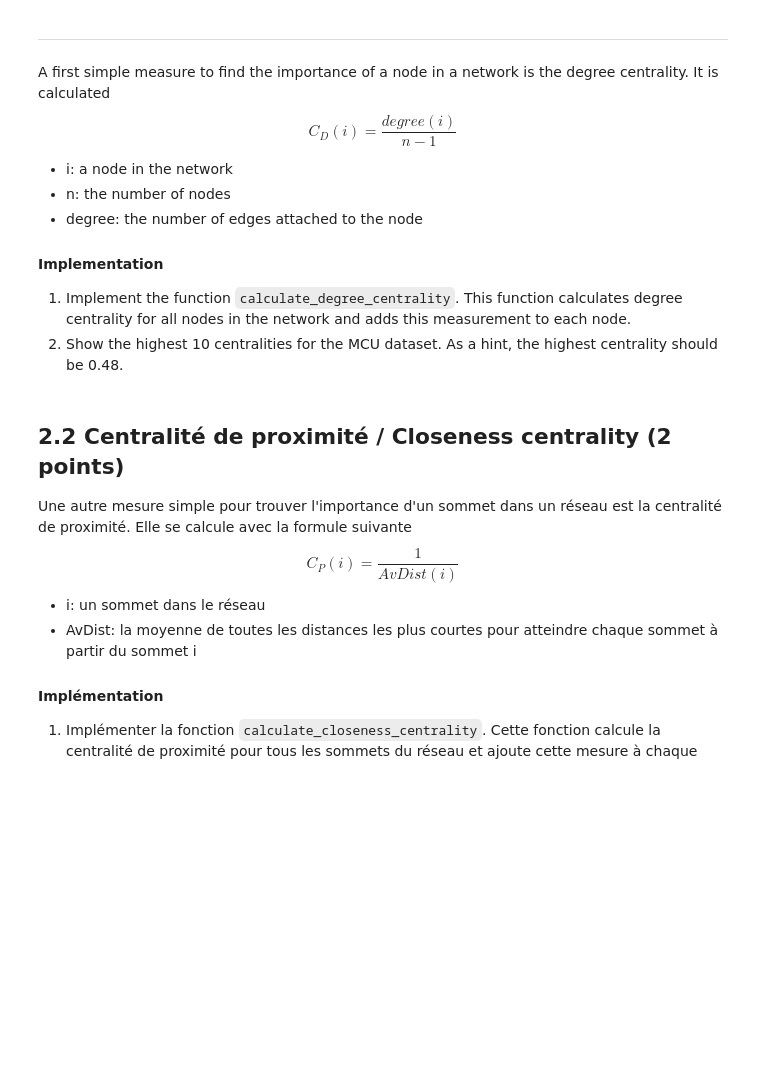
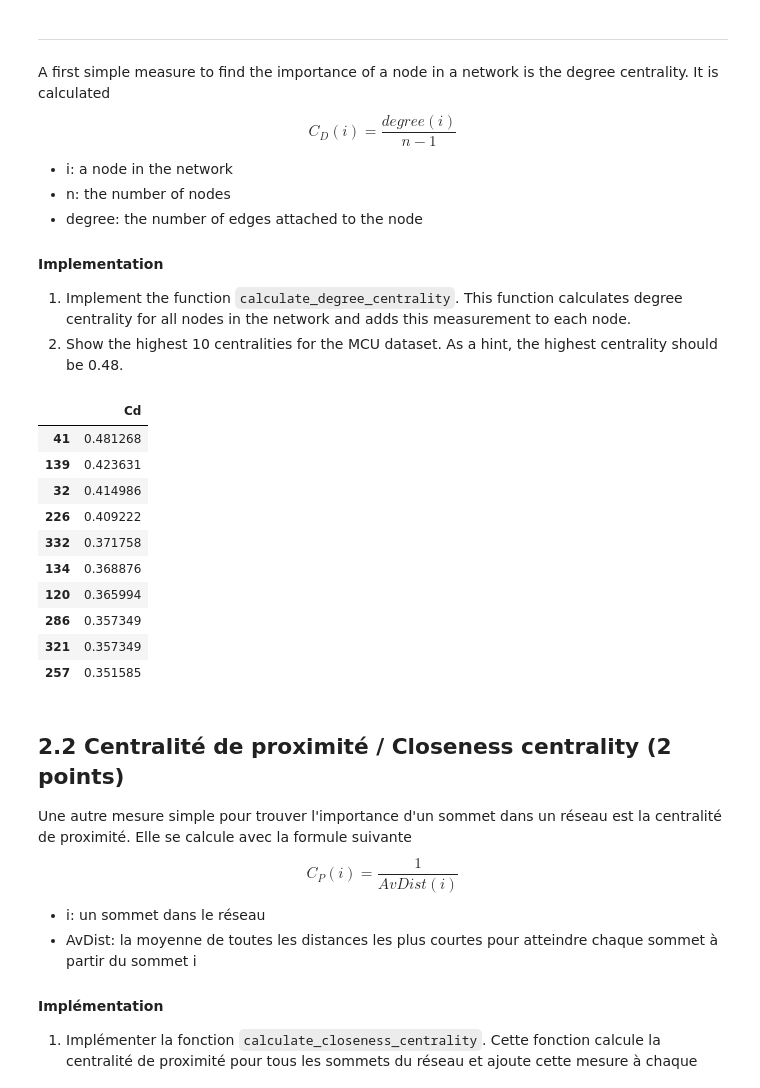
Before and after one commit to marcomudenge/Spark_GCP_Market_Basket_Analysis, a Jupyter notebook: TP3/TP3.ipynb, the cells around one changed output. Saved outputs shown, nothing was run; the diff lists cells and outputs as text; code cells hidden in the pictures; blank space fills up the shorter version.

```diff
--- a/TP3/TP3.ipynb
+++ b/TP3/TP3.ipynb
@@ -537,3 +552,26 @@ def calculate_degree_centrality(social_network):
+# %%
+def calculate_degree_centrality(social_network):
+    ## TODO
+    social_network = load_unweighted_network(social_network)
+    n = len(list(social_network.nodes))
+    for node in list(social_network.nodes):
+        social_network.nodes[node]['Cd'] = social_network.degree[node] / (n + 1)
+    return social_network
+# %%
+df = pd.DataFrame(dict(calculate_degree_centrality("data/tp-marvel-dataset.csv").nodes.data())).transpose()
+df.sort_values("Cd", ascending=False).head(10)
+# %% [output]
+|  | Cd |
+| 41 | 0.481268 |
+| 139 | 0.423631 |
+| 32 | 0.414986 |
+| 226 | 0.409222 |
+| 332 | 0.371758 |
+| 134 | 0.368876 |
+| 120 | 0.365994 |
+| 286 | 0.357349 |
+| 321 | 0.357349 |
+| 257 | 0.351585 |
 # %% [markdown]
 ## 2.2 Centralité de proximité / Closeness centrality (2 points)
 
```
Also changed, not shown: parts of 10 cells of this notebook.
